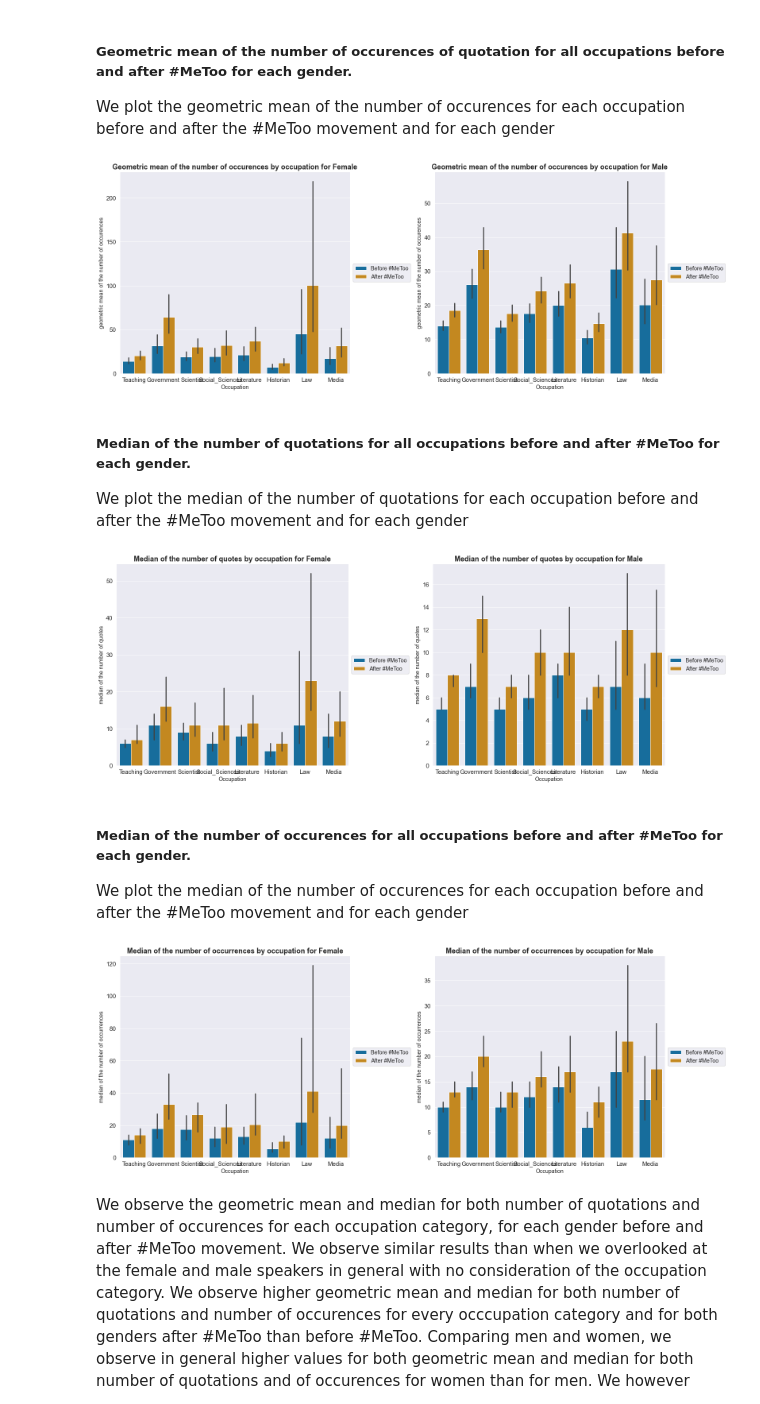
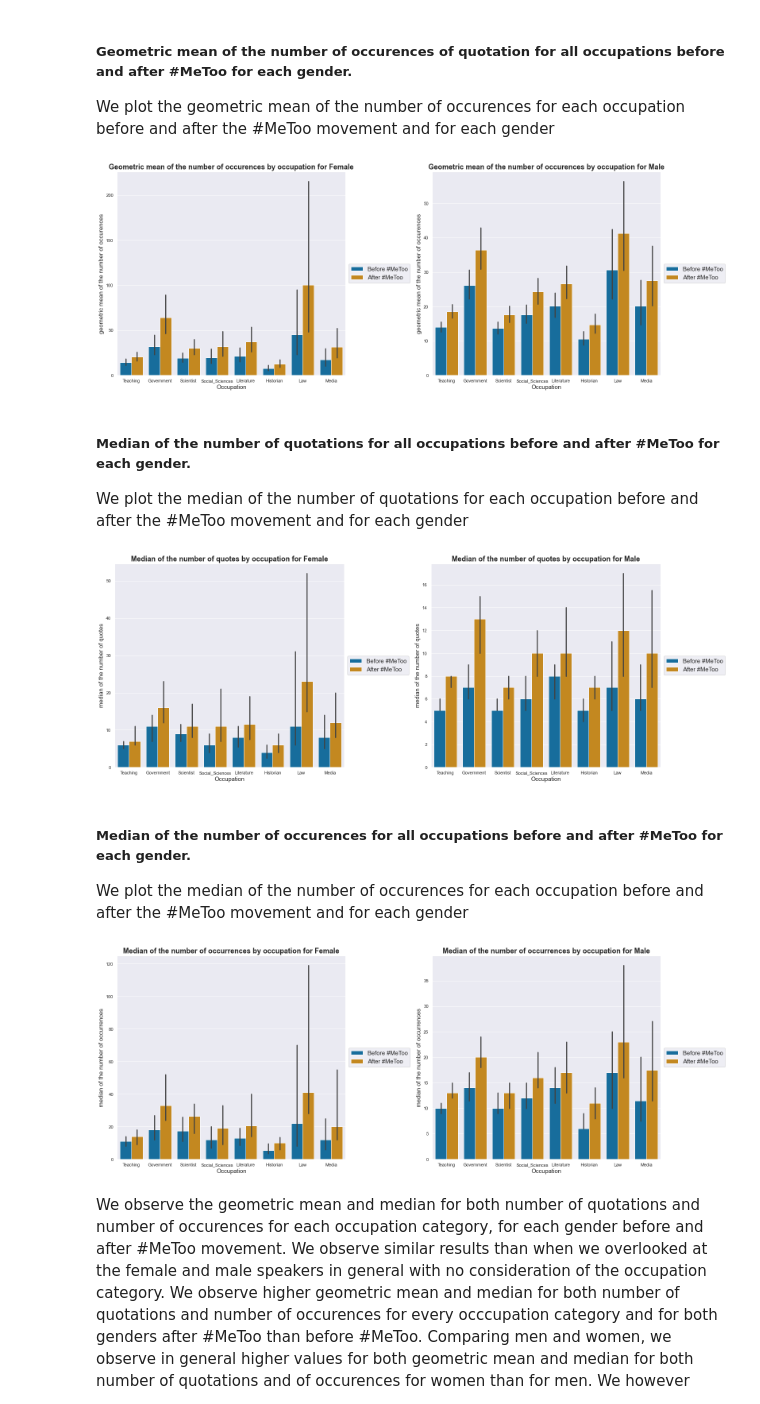
Before and after one commit to janougome/ADA-team, a Jupyter notebook: Milestone3.ipynb, the cells around one changed output. Saved outputs shown, nothing was run; the diff lists cells and outputs as text; code cells hidden in the pictures.

Commit message:
bonne size graph

```diff
--- a/Milestone3.ipynb
+++ b/Milestone3.ipynb
@@ -1836,9 +1836,9 @@ sns.barplot(ax=ax[0],x = 'Occupation', y = 'nb_occurrences', hue = 'label',
             hue_order = ['Before #MeToo', 'After #MeToo'],
             data = ye[(ye['gender'] == "female")], estimator=stats.mstats.gmean,n_boot=10000);
 
-ax[0].set_ylabel('geometric mean of the number of occurences',fontsize=14)
-ax[0].set_xlabel("Occupation",fontsize=14)
-ax[0].legend(loc='center left', bbox_to_anchor=(1, 0.5),fontsize=14)
+ax[0].set_ylabel('geometric mean of the number of occurences',fontsize=15)
+ax[0].set_xlabel("Occupation",fontsize=15)
+ax[0].legend(loc='center left', bbox_to_anchor=(1, 0.5),fontsize=15)
 ax[0].set_title('Geometric mean of the number of occurences by occupation for Female',fontsize=18,fontweight="bold");
 
 
@@ -1846,12 +1846,12 @@ sns.barplot(ax=ax[1],x = 'Occupation', y = 'nb_occurrences', hue = 'label',
             hue_order = ['Before #MeToo', 'After #MeToo'],
             data = ye[(ye['gender'] == "male")], estimator=stats.mstats.gmean,n_boot=10000);
 
-ax[1].set_ylabel('geometric mean of the number of occurences',fontsize=14)
-ax[1].set_xlabel("Occupation",fontsize=14)
-ax[1].legend(loc='center left', bbox_to_anchor=(1, 0.5),fontsize=14)
+ax[1].set_ylabel('geometric mean of the number of occurences',fontsize=15)
+ax[1].set_xlabel("Occupation",fontsize=15)
+ax[1].legend(loc='center left', bbox_to_anchor=(1, 0.5),fontsize=15)
 ax[1].set_title('Geometric mean of the number of occurences by occupation for Male',fontsize=18,fontweight="bold");
 # %% [output]
-[figure, old version]
+[figure, new version]
 # %% [markdown]
 ##### Median of the number of quotations  for all occupations before and after #MeToo for each gender.
 We plot the median of the number of quotations for each occupation before and after the #MeToo movement and for each gender
@@ -1862,46 +1862,46 @@ sns.barplot(ax=ax[0],x = 'Occupation', y = 'nb_quotes', hue = 'label',
             hue_order = ['Before #MeToo', 'After #MeToo'],
             data = ye[(ye['gender'] == "female")], estimator=np.median,n_boot=10000);
 
-ax[0].set_ylabel('median of the number of quotes',fontsize=14)
-ax[0].set_xlabel("Occupation",fontsize=14)
-ax[0].legend(loc='center left', bbox_to_anchor=(1, 0.5),fontsize=14)
+ax[0].set_ylabel('median of the number of quotes',fontsize=15)
+ax[0].set_xlabel("Occupation",fontsize=15)
+ax[0].legend(loc='center left', bbox_to_anchor=(1, 0.5),fontsize=15)
 ax[0].set_title('Median of the number of quotes by occupation for Female',fontsize=18,fontweight="bold");
 
 sns.barplot(ax=ax[1],x = 'Occupation', y = 'nb_quotes', hue = 'label',
             hue_order = ['Before #MeToo', 'After #MeToo'],
             data = ye[(ye['gender'] == "male")], estimator=np.median,n_boot=10000);
 
-ax[1].set_ylabel('median of the number of quotes',fontsize=14)
-ax[1].set_xlabel("Occupation",fontsize=14)
-ax[1].legend(loc='center left', bbox_to_anchor=(1, 0.5),fontsize=14)
+ax[1].set_ylabel('median of the number of quotes',fontsize=15)
+ax[1].set_xlabel("Occupation",fontsize=15)
+ax[1].legend(loc='center left', bbox_to_anchor=(1, 0.5),fontsize=15)
 ax[1].set_title('Median of the number of quotes by occupation for Male',fontsize=18,fontweight="bold");
 # %% [output]
-[figure, old version]
+[figure, new version]
 # %% [markdown]
 ##### Median of the number of occurences  for all occupations before and after #MeToo for each gender.
 We plot the median of the number of occurences for each occupation before and after the #MeToo movement and for each gender
 # %%
 fig, ax = plt.subplots(nrows=1, ncols=2, constrained_layout=True, figsize=(22, 8))
 
 sns.barplot(ax=ax[0],x = 'Occupation', y = 'nb_occurrences', hue = 'label',
             hue_order = ['Before #MeToo', 'After #MeToo'],
             data = ye[(ye['gender'] == "female")], estimator=np.median,n_boot=10000);
 
-ax[0].set_ylabel('median of the number of occurrences',fontsize=14)
-ax[0].set_xlabel("Occupation",fontsize=14)
-ax[0].legend(loc='center left', bbox_to_anchor=(1, 0.5),fontsize=14)
+ax[0].set_ylabel('median of the number of occurrences',fontsize=15)
+ax[0].set_xlabel("Occupation",fontsize=15)
+ax[0].legend(loc='center left', bbox_to_anchor=(1, 0.5),fontsize=15)
 ax[0].set_title('Median of the number of occurrences by occupation for Female',fontsize=18,fontweight="bold");
 
 sns.barplot(ax=ax[1],x = 'Occupation', y = 'nb_occurrences', hue = 'label',
             hue_order = ['Before #MeToo', 'After #MeToo'],
             data = ye[(ye['gender'] == "male")], estimator=np.median,n_boot=10000);
 
-ax[1].set_ylabel('median of the number of occurrences',fontsize=14)
-ax[1].set_xlabel("Occupation",fontsize=14)
-ax[1].legend(loc='center left', bbox_to_anchor=(1, 0.5),fontsize=14)
+ax[1].set_ylabel('median of the number of occurrences',fontsize=15)
+ax[1].set_xlabel("Occupation",fontsize=15)
+ax[1].legend(loc='center left', bbox_to_anchor=(1, 0.5),fontsize=15)
 ax[1].set_title('Median of the number of occurrences by occupation for Male',fontsize=18,fontweight="bold");
 # %% [output]
-[figure, old version]
+[figure, new version]
 # %% [markdown]
 We observe the geometric mean and median for both number of quotations and number of occurences for each occupation category, for each gender before and after #MeToo movement.
 We observe similar results than when we overlooked at the female and male speakers in general with no consideration of the occupation category.
```
Also changed, not shown: parts of 1 cell of this notebook.
